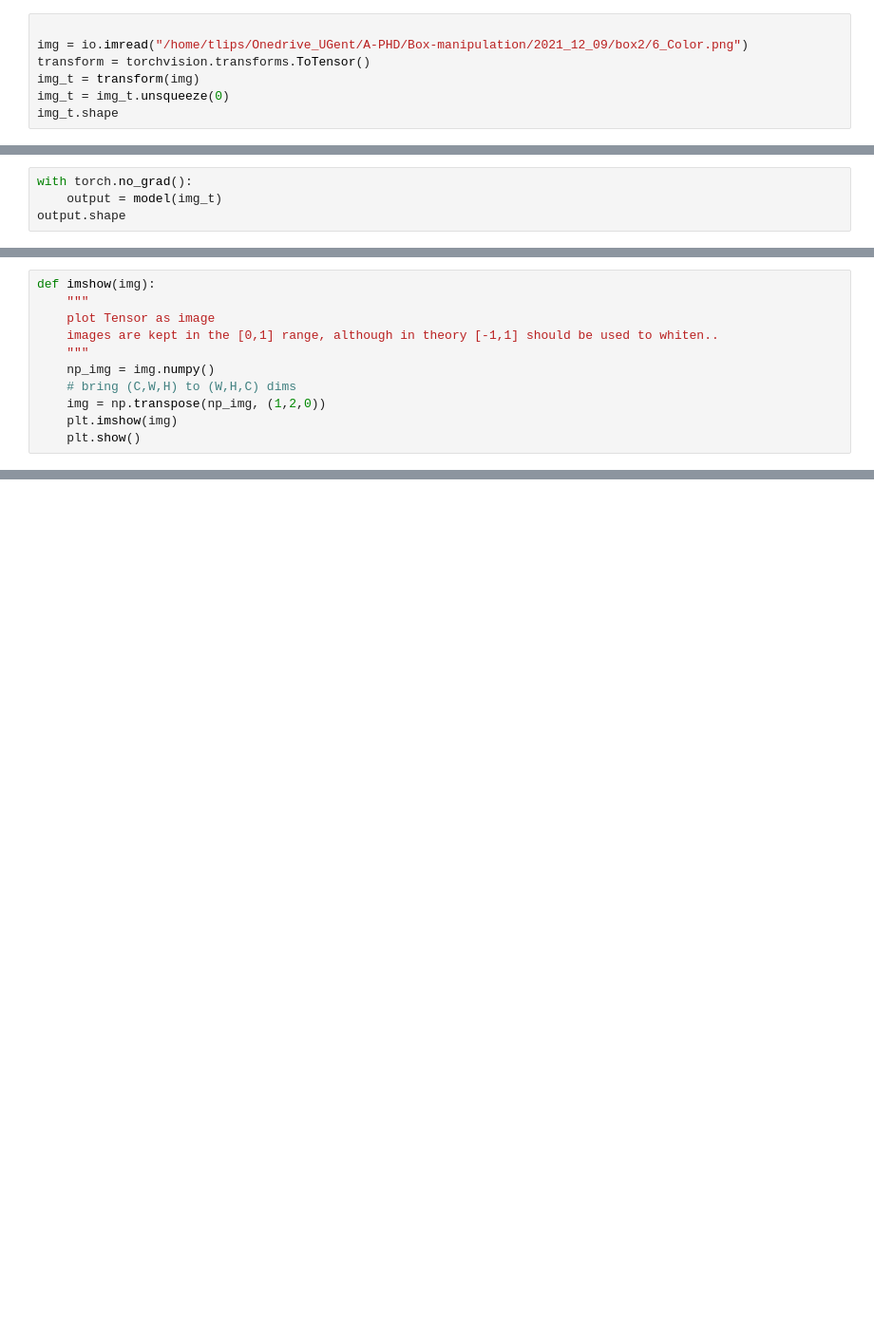
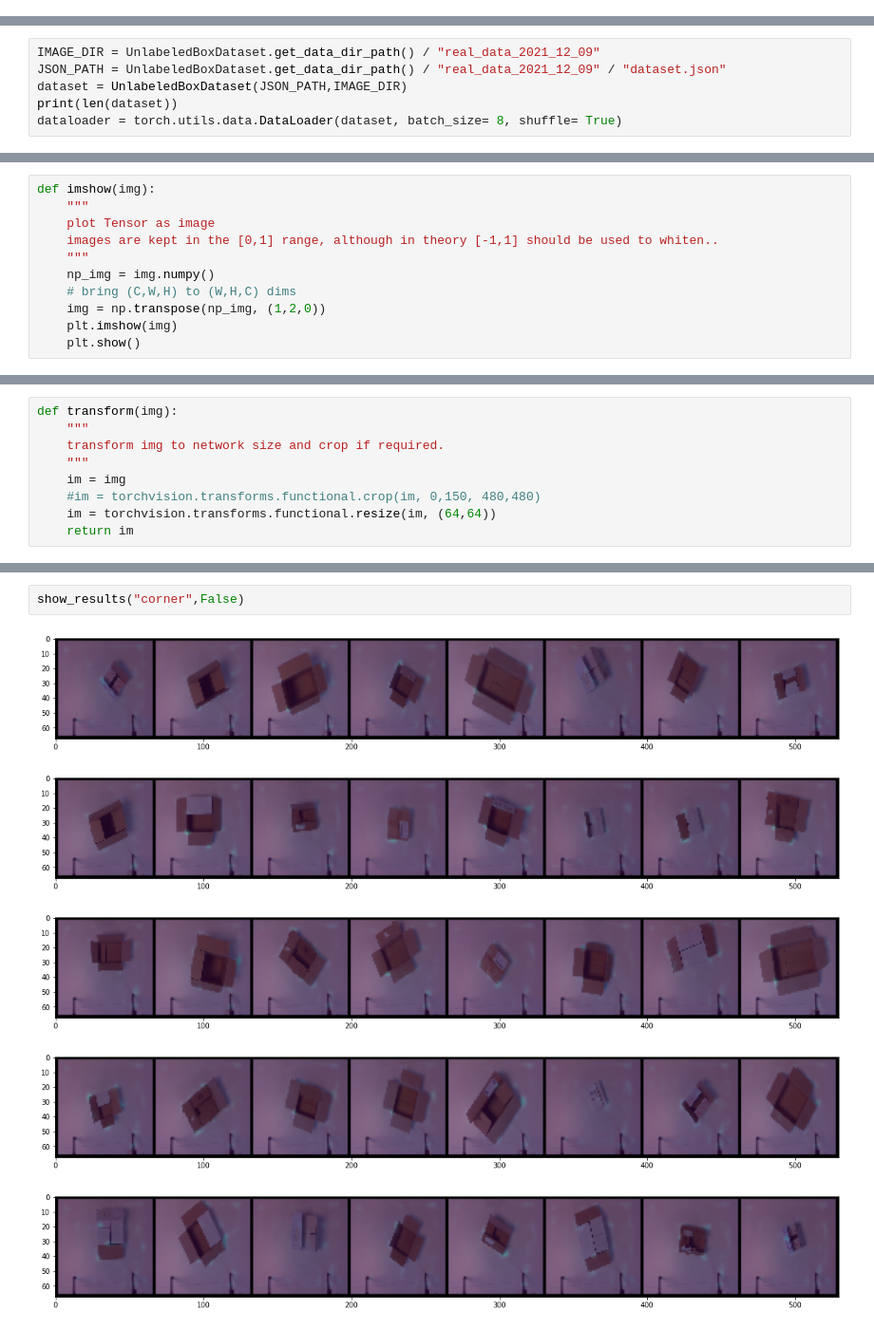
Before and after one commit to tlpss/box-manipulation, a Jupyter notebook: keypoint_detection/notebooks/keypoints_model_artifact.ipynb, the cells around one changed output, grey strips where cells are left out. Shown at 95% size. Drawn from its saved outputs; the diff is of its cells as text; blank space fills up the shorter version.

Commit message:
visualize checkpointed model output & change colormap of heatmaps

```diff
--- a/keypoint_detection/notebooks/keypoints_model_artifact.ipynb
+++ b/keypoint_detection/notebooks/keypoints_model_artifact.ipynb
@@ -37,7 +39,0 @@ Syncing run honest-sponge-231 to Weights & Biases (docs).
-# %%
-
-img = io.imread("/home/tlips/Onedrive_UGent/A-PHD/Box-manipulation/2021_12_09/box2/6_Color.png")
-transform = torchvision.transforms.ToTensor()
-img_t = transform(img)
-img_t = img_t.unsqueeze(0)
-img_t.shape
@@ -46,4 +39,0 @@ torch.Size([1, 3, 480, 640])
-# %%
-with torch.no_grad():
-    output = model(img_t)
-output.shape
@@ -51,0 +40,6 @@ torch.Size([1, 2, 480, 640])
+# %%
+IMAGE_DIR = UnlabeledBoxDataset.get_data_dir_path() / "real_data_2021_12_09"
+JSON_PATH = UnlabeledBoxDataset.get_data_dir_path() / "real_data_2021_12_09" / "dataset.json"
+dataset = UnlabeledBoxDataset(JSON_PATH,IMAGE_DIR)
+print(len(dataset))
+dataloader = torch.utils.data.DataLoader(dataset, batch_size= 8, shuffle= True)
@@ -72,0 +59,9 @@ torch.Size([1, 2, 480, 640])
+# %%
+def transform(img):
+    """
+    transform img to network size and crop if required.
+    """
+    im = img
+    #im = torchvision.transforms.functional.crop(im, 0,150, 480,480)
+    im = torchvision.transforms.functional.resize(im, (64,64))
+    return im
@@ -72,0 +115,8 @@ torch.Size([1, 2, 480, 640])
+# %%
+show_results("corner",False)
+# %% [output]
+[figure, added]
+[figure, added]
+[figure, added]
+[figure, added]
+[figure, added]
```
Also changed, not shown: parts of 9 cells of this notebook, 1 other file.
